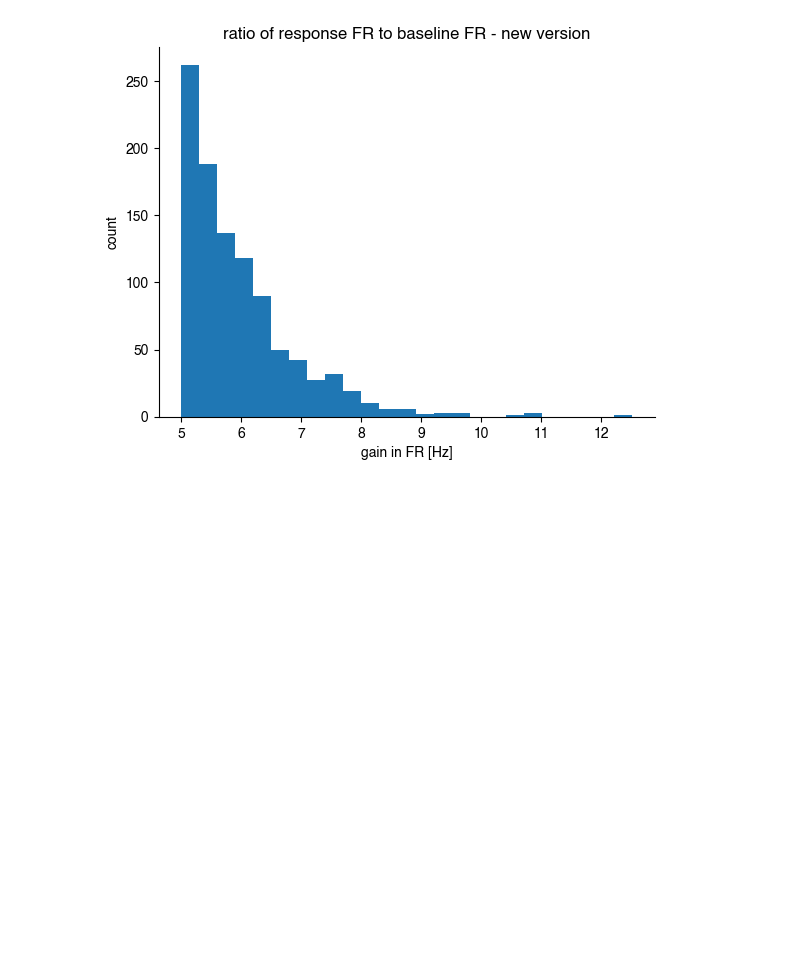
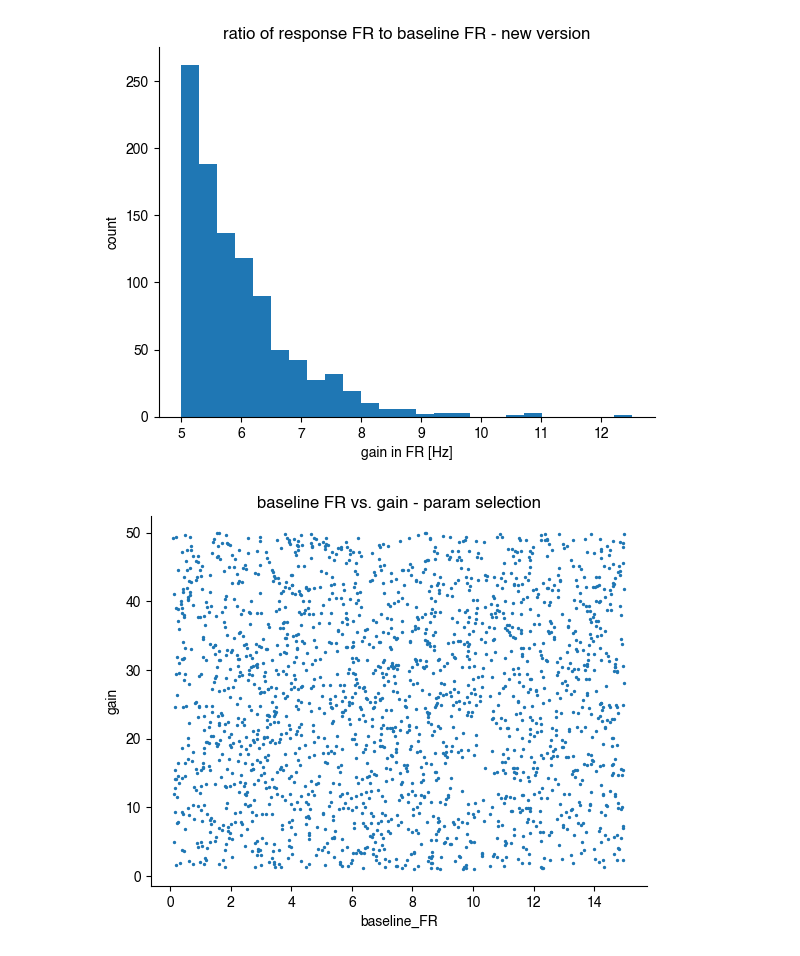
Before and after one commit to a-darcher/response_generator, a Jupyter notebook: dev_nbs/params.ipynb, the cells around one changed output. Drawn from its saved outputs; the diff is of its cells as text; code cells hidden in the pictures; blank space fills up the shorter version.

Commit message:
params

```diff
--- a/dev_nbs/params.ipynb
+++ b/dev_nbs/params.ipynb
@@ -164,3 +164,26 @@ plot_dist(response_gain_dist, "gain in FR [Hz]", "count", "ratio of response FR
 # %% [output]
 [figure]
 [figure]
+# %%
+size = 2000
+x_label = "baseline_FR"
+y_label = "gain"
+title = "baseline FR vs. gain - param selection"
+
+low = 0.1
+high = 15
+baseline_dist = rng.uniform(low=low, high=high, size=size)
+gain_dist = rng.uniform(low=1, high=50, size=size)
+
+
+f =
+
+
+plt.scatter(baseline_dist, gain_dist, s=2)
+plt.xlabel(x_label)
+plt.ylabel(y_label)
+plt.title(title)
+sns.despine()
+plt.show()
+# %% [output]
+[figure, added]
```
